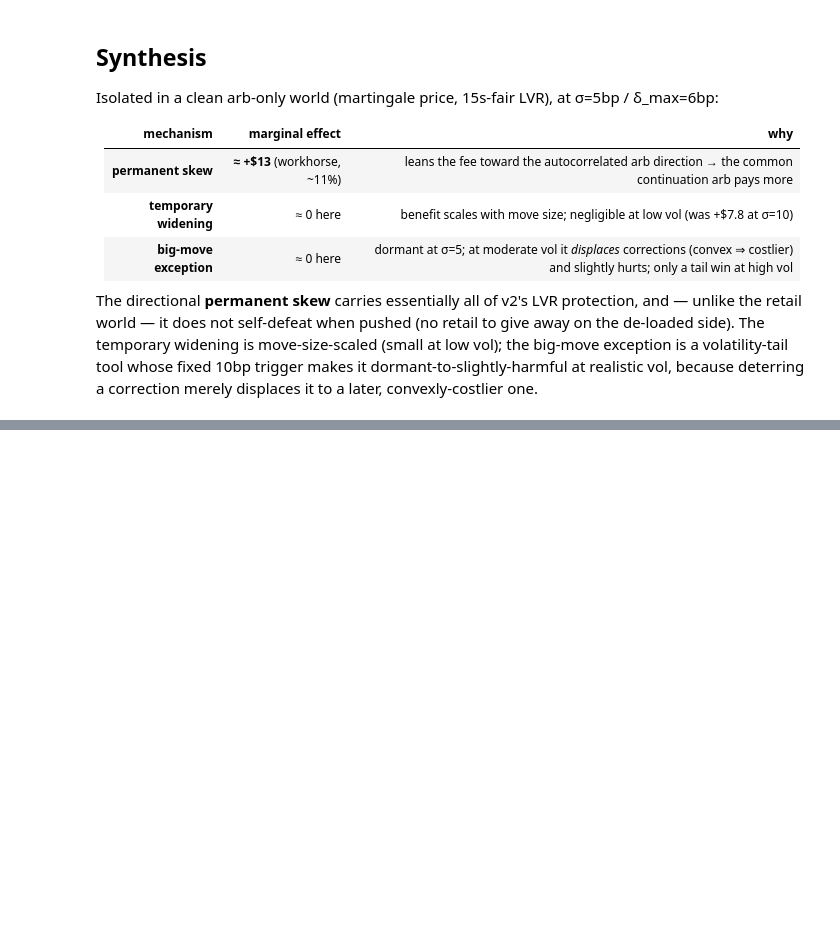
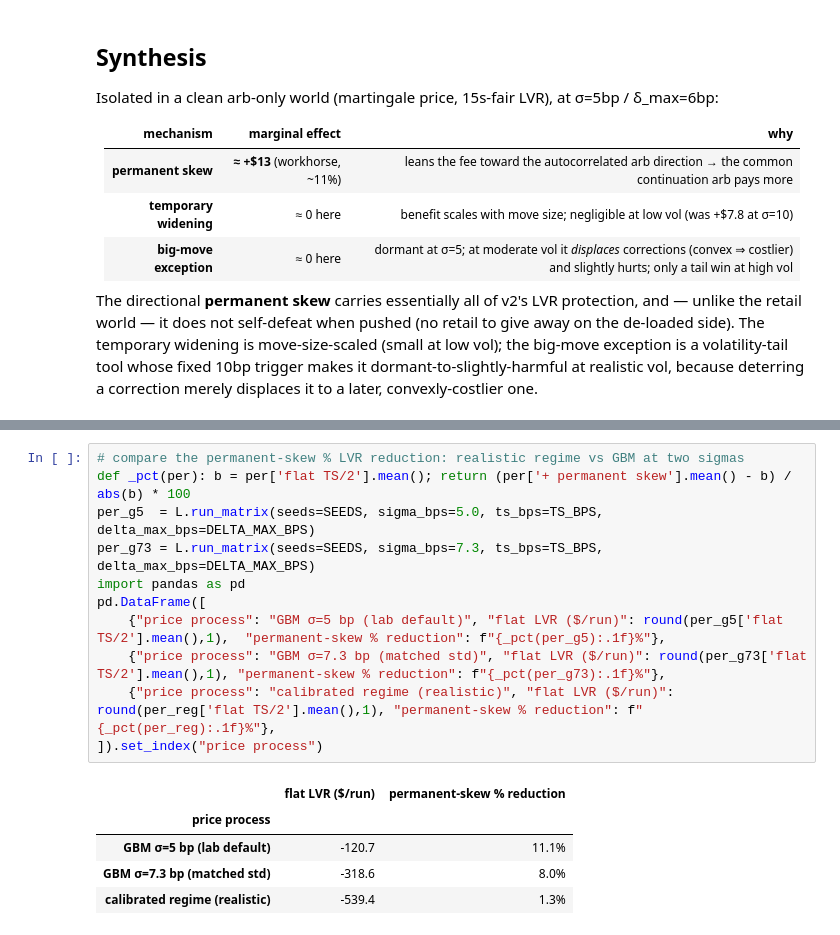
Before and after one commit to wanxinwanxin/amm-gym, a Jupyter notebook: presentation/arb_only_lvr_lab.ipynb, the cells around one changed output, grey strips where cells are left out. Saved outputs shown, nothing was run; the diff lists cells and outputs as text; blank space fills up the shorter version.

```diff
--- a/presentation/arb_only_lvr_lab.ipynb
+++ b/presentation/arb_only_lvr_lab.ipynb
@@ -220,0 +245,17 @@ because deterring a correction merely displaces it to a later, convexly-costlier
+# %%
+# compare the permanent-skew % LVR reduction: realistic regime vs GBM at two sigmas
+def _pct(per): b = per['flat TS/2'].mean(); return (per['+ permanent skew'].mean() - b) / abs(b) * 100
+per_g5  = L.run_matrix(seeds=SEEDS, sigma_bps=5.0, ts_bps=TS_BPS, delta_max_bps=DELTA_MAX_BPS)
+per_g73 = L.run_matrix(seeds=SEEDS, sigma_bps=7.3, ts_bps=TS_BPS, delta_max_bps=DELTA_MAX_BPS)
+import pandas as pd
+pd.DataFrame([
+    {"price process": "GBM σ=5 bp (lab default)", "flat LVR ($/run)": round(per_g5['flat TS/2'].mean(),1),  "permanent-skew % reduction": f"{_pct(per_g5):.1f}%"},
+    {"price process": "GBM σ=7.3 bp (matched std)", "flat LVR ($/run)": round(per_g73['flat TS/2'].mean(),1), "permanent-skew % reduction": f"{_pct(per_g73):.1f}%"},
+    {"price process": "calibrated regime (realistic)", "flat LVR ($/run)": round(per_reg['flat TS/2'].mean(),1), "permanent-skew % reduction": f"{_pct(per_reg):.1f}%"},
+]).set_index("price process")
+# %% [output]
+|  | flat LVR ($/run) | permanent-skew % reduction |
+| price process |  |  |
+| GBM σ=5 bp (lab default) | -120.7 | 11.1% |
+| GBM σ=7.3 bp (matched std) | -318.6 | 8.0% |
+| calibrated regime (realistic) | -539.4 | 1.3% |
```
Also changed, not shown: parts of 6 cells of this notebook, 5 other files.
